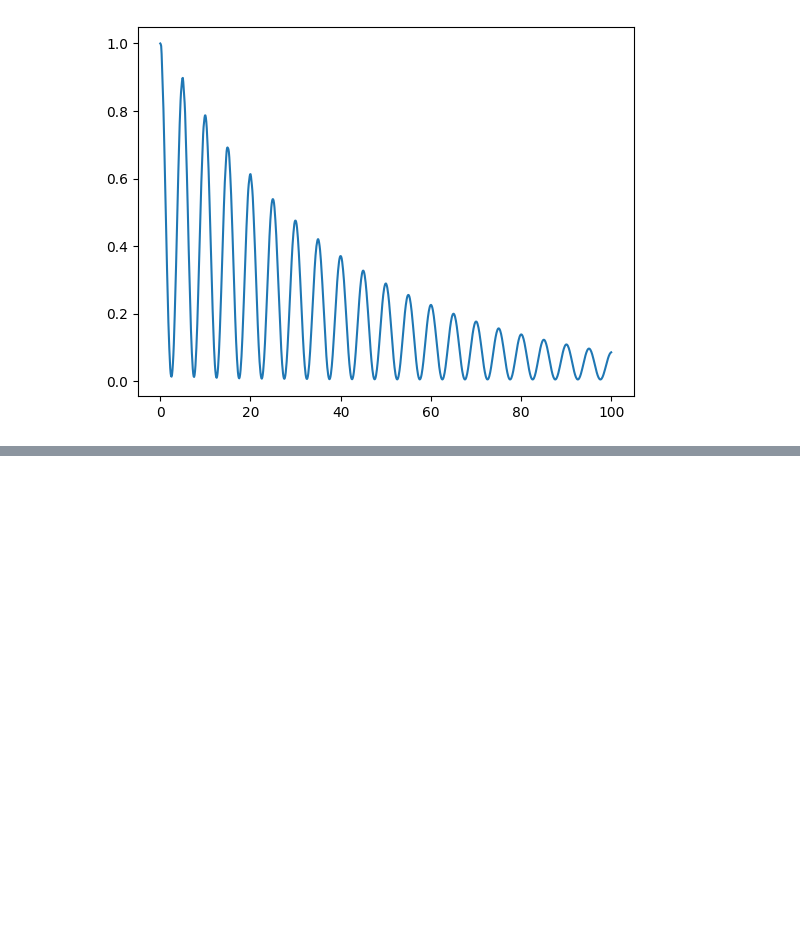
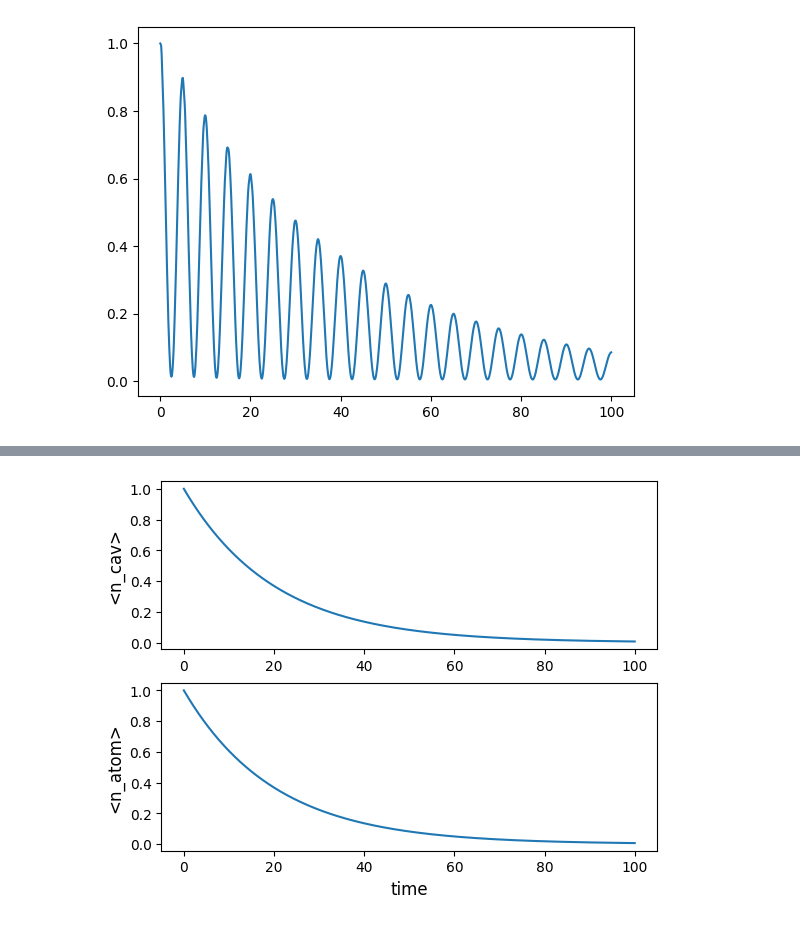
Before and after one commit to sophia13242/Dissipative-Atom-Cavity, a Jupyter notebook: firstIdeas.ipynb, the cells around one changed output, grey strips where cells are left out. Saved outputs shown, nothing was run; the diff lists cells and outputs as text; code cells hidden in the pictures; blank space fills up the shorter version.

```diff
--- a/firstIdeas.ipynb
+++ b/firstIdeas.ipynb
@@ -16,6 +16,7 @@ N = 10  # num. cavity modes
 w0 = 1.0 * 2 * np.pi
 g = 0.1 * 2 * np.pi # weak couling
 kappa = 0.05
+gamma = 0.05
 
 
 # operators
@@ -53,0 +68,17 @@ plt.plot(x, y_cav)
+# %%
+#start with ket(1,1) and add atomic decay
+c_ops_dec = [np.sqrt(kappa) * a, np.sqrt(gamma) * sm]
+
+psi11 = ket2dm(tensor(basis(N,1), basis(2,1)))
+H_0 = w0*a.dag()*a + w0*sm.dag()*sm
+
+
+
+times = np.linspace(0, 10 * 2 * np.pi / g, 1000)
+result = mesolve(H_0, psi11, times, c_ops_dec, e_ops)
+
+fig, axes = plot_expectation_values(
+    [result], ylabels=["<n_cav>", "<n_atom>"]
+)
+# %% [output]
+[figure, added]
```
Also changed, not shown: parts of 3 cells of this notebook.
